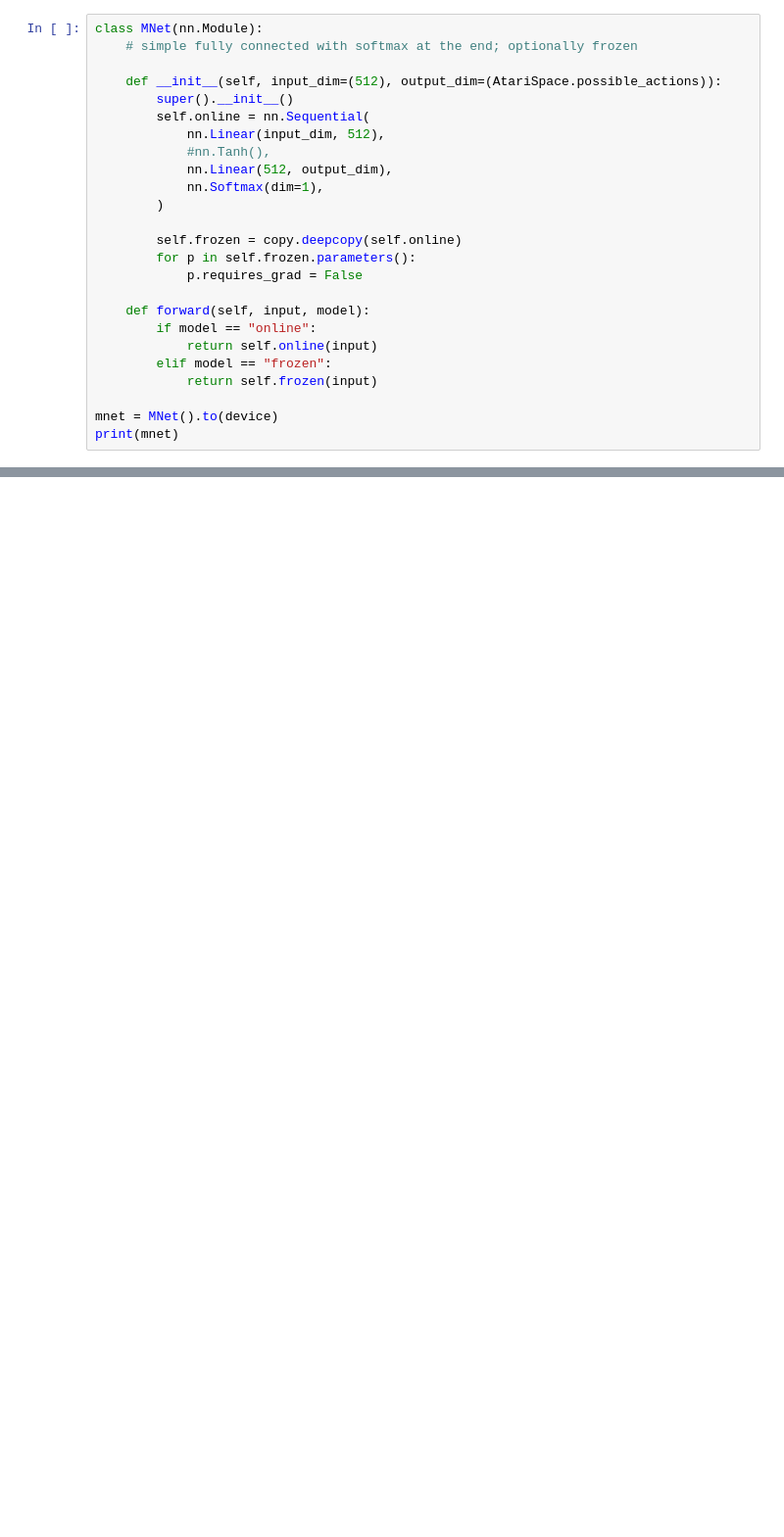
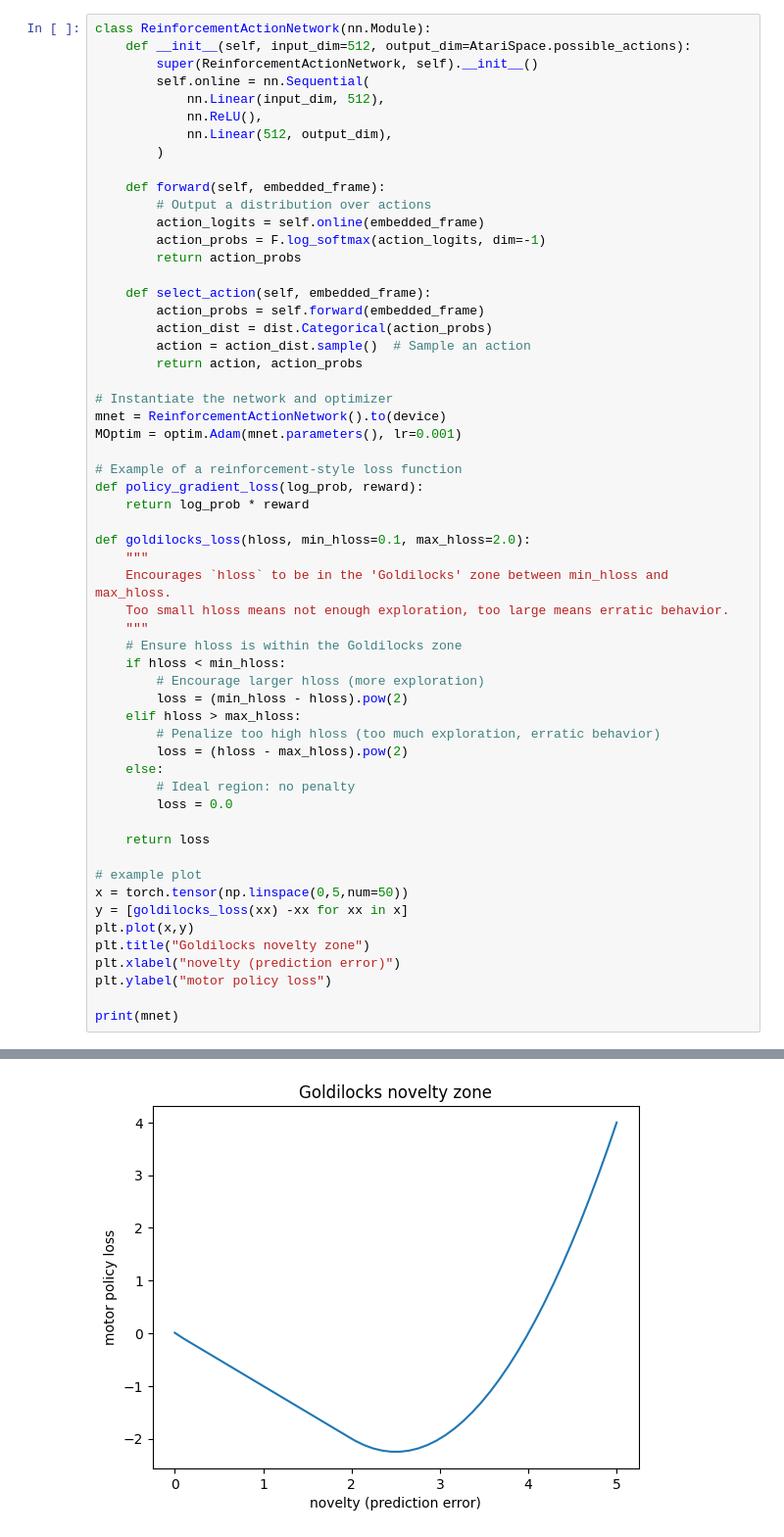
Before and after one commit to jordandekraker/HippoNet, a Jupyter notebook: AtariSpace_HnetMem.ipynb, the cells around one changed output, grey strips where cells are left out. Shown at 98% size. Drawn from its saved outputs; the diff is of its cells as text; blank space fills up the shorter version.

```diff
--- a/AtariSpace_HnetMem.ipynb
+++ b/AtariSpace_HnetMem.ipynb
@@ -187,26 +229,58 @@ HOptim = optim.Adam(hnet.parameters())#, lr=0.05)
 # %%
-class MNet(nn.Module):
-    # simple fully connected with softmax at the end; optionally frozen
-
-    def __init__(self, input_dim=(512), output_dim=(AtariSpace.possible_actions)):
-        super().__init__()
+class ReinforcementActionNetwork(nn.Module):
+    def __init__(self, input_dim=512, output_dim=AtariSpace.possible_actions):
+        super(ReinforcementActionNetwork, self).__init__()
         self.online = nn.Sequential(
             nn.Linear(input_dim, 512),
-            #nn.Tanh(),
+            nn.ReLU(),
             nn.Linear(512, output_dim),
-            nn.Softmax(dim=1),
         )
 
-        self.frozen = copy.deepcopy(self.online)
-        for p in self.frozen.parameters():
-            p.requires_grad = False
+    def forward(self, embedded_frame):
+        # Output a distribution over actions
+        action_logits = self.online(embedded_frame)
+        action_probs = F.log_softmax(action_logits, dim=-1)
+        return action_probs
 
-    def forward(self, input, model):
-        if model == "online":
-            return self.online(input)
-        elif model == "frozen":
-            return self.frozen(input)
+    def select_action(self, embedded_frame):
+        action_probs = self.forward(embedded_frame)
+        action_dist = dist.Categorical(action_probs)
+        action = action_dist.sample()  # Sample an action
+        return action, action_probs
 
-mnet = MNet().to(device)
+# Instantiate the network and optimizer
+mnet = ReinforcementActionNetwork().to(device)
+MOptim = optim.Adam(mnet.parameters(), lr=0.001)
+
+# Example of a reinforcement-style loss function
+def policy_gradient_loss(log_prob, reward):
+    return log_prob * reward
+
+def goldilocks_loss(hloss, min_hloss=0.1, max_hloss=2.0):
+    """
+    Encourages `hloss` to be in the 'Goldilocks' zone between min_hloss and max_hloss.
+    Too small hloss means not enough exploration, too large means erratic behavior.
+    """
+    # Ensure hloss is within the Goldilocks zone
+    if hloss < min_hloss:
+        # Encourage larger hloss (more exploration)
+        loss = (min_hloss - hloss).pow(2)
+    elif hloss > max_hloss:
+        # Penalize too high hloss (too much exploration, erratic behavior)
+        loss = (hloss - max_hloss).pow(2)
+    else:
+        # Ideal region: no penalty
+        loss = 0.0
+
+    return loss
+
+# example plot
+x = torch.tensor(np.linspace(0,5,num=50))
+y = [goldilocks_loss(xx) -xx for xx in x]
+plt.plot(x,y)
+plt.title("Goldilocks novelty zone")
+plt.xlabel("novelty (prediction error)")
+plt.ylabel("motor policy loss")
+
 print(mnet)
 # %% [output]
@@ -223,2 +292,3 @@ MNet(
   )
 )
+[figure, added]
```
Also changed, not shown: parts of 22 cells of this notebook, 3 other files.
